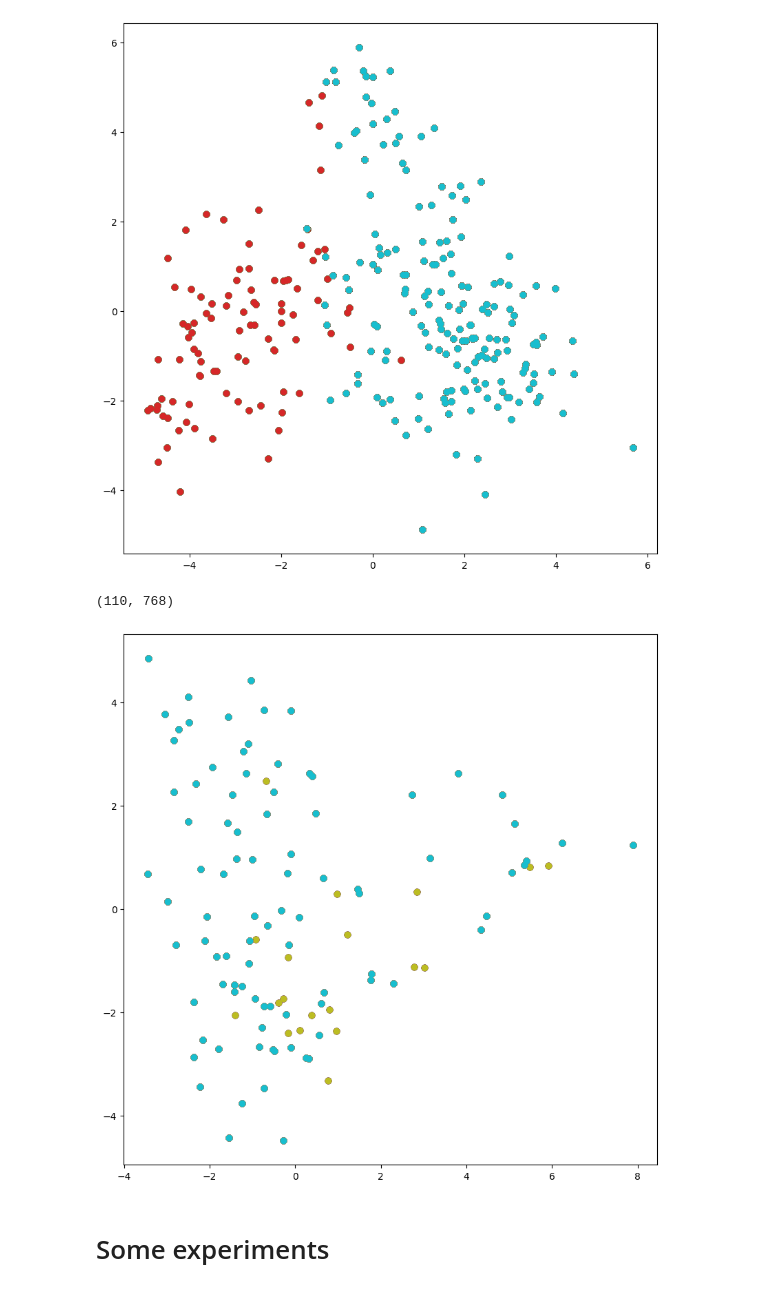
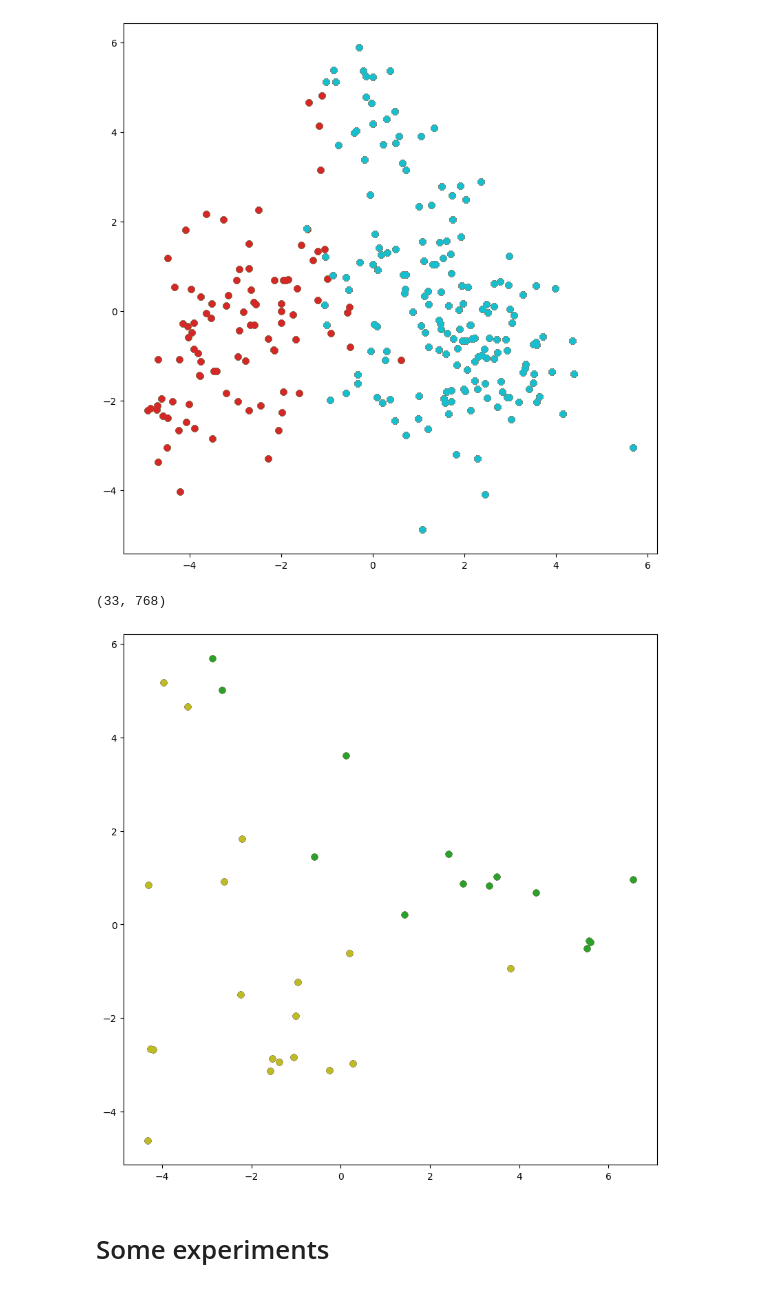
Before and after one commit to MalchuL/TDA_on_news, a Jupyter notebook: TDA_on_russian_news.ipynb, the cells around one changed output. Drawn from its saved outputs; the diff is of its cells as text; code cells hidden in the pictures.

```diff
--- a/TDA_on_russian_news.ipynb
+++ b/TDA_on_russian_news.ipynb
@@ -483,10 +448,10 @@ vis_tsne(news_data['text'], [0,3])
 [figure]
 # %%
 
-vis_tsne(news_data['text'], [6,9])
+vis_tsne(news_data['text'], [6,11])
 # %% [output]
-(110, 768)
+(33, 768)
-[figure, old version]
+[figure, new version]
 # %%
 
 NEWS_SIZE = 200
```
Also changed, not shown: parts of 10 cells of this notebook, 2 other files.
